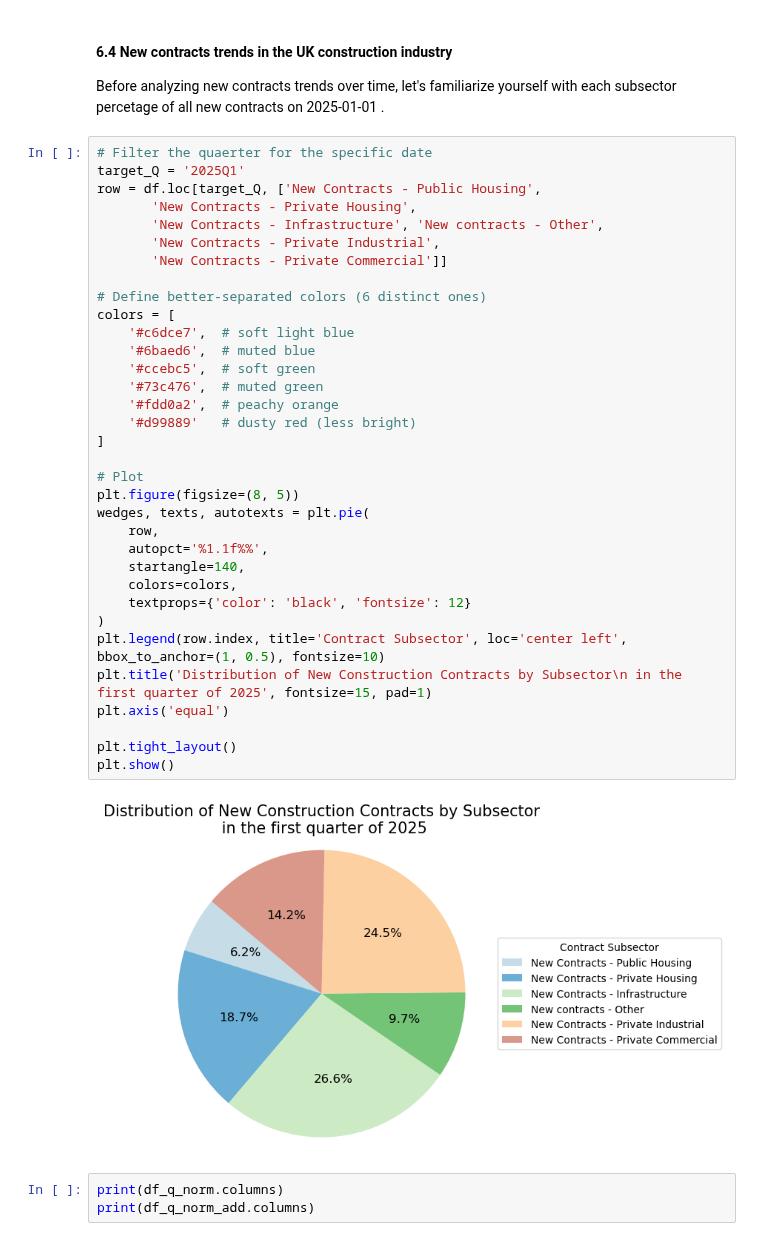
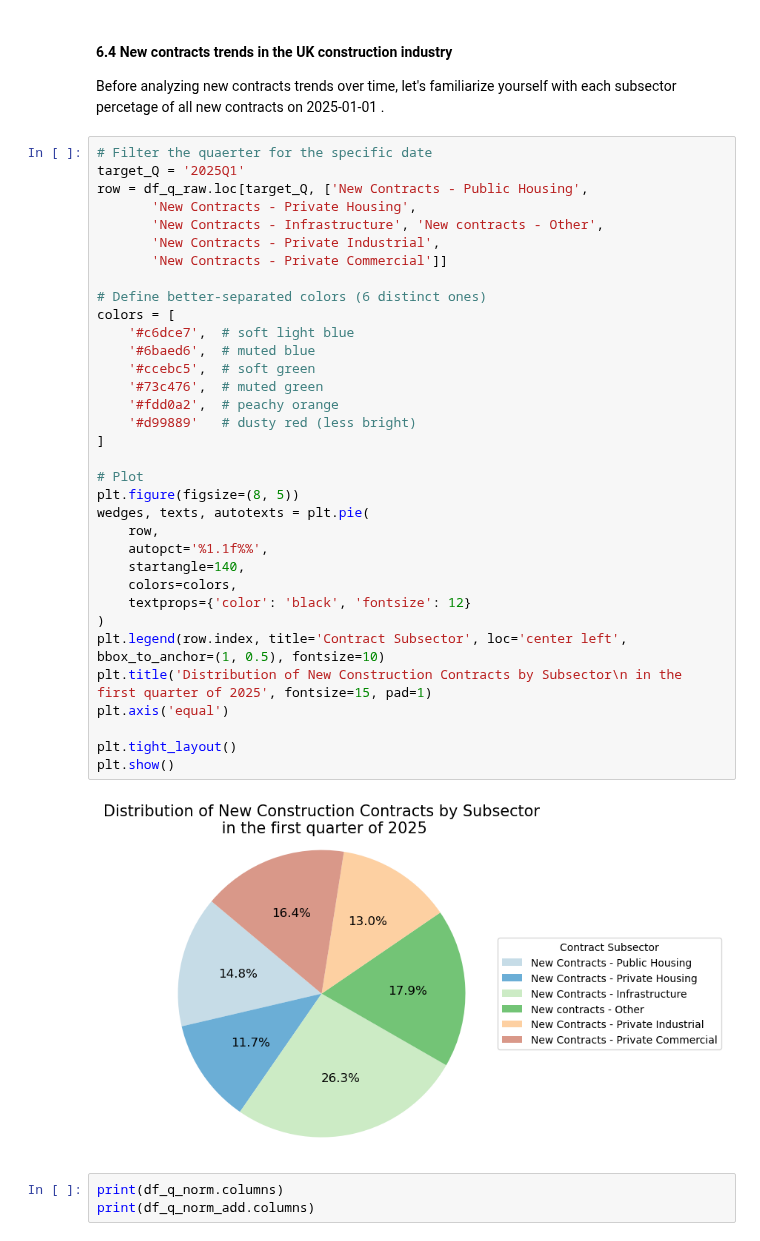
Before and after one commit to Alisa-Makhonina/Macroeconomic_indicators_vs_Construction_indicators, a Jupyter notebook: 4_Exploratory Data Analysis.ipynb, the cells around one changed output. Saved outputs shown, nothing was run; the diff lists cells and outputs as text.

```diff
--- a/4_Exploratory Data Analysis.ipynb
+++ b/4_Exploratory Data Analysis.ipynb
@@ -641,39 +641,39 @@ Before analyzing new contracts trends over time, let's familiarize yourself with
 # %%
 # Filter the quaerter for the specific date
 target_Q = '2025Q1'
-row = df.loc[target_Q, ['New Contracts - Public Housing',
+row = df_q_raw.loc[target_Q, ['New Contracts - Public Housing',
        'New Contracts - Private Housing',
        'New Contracts - Infrastructure', 'New contracts - Other',
        'New Contracts - Private Industrial',
        'New Contracts - Private Commercial']]
 
 # Define better-separated colors (6 distinct ones)
 colors = [
     '#c6dce7',  # soft light blue
     '#6baed6',  # muted blue
     '#ccebc5',  # soft green
     '#73c476',  # muted green
     '#fdd0a2',  # peachy orange
     '#d99889'   # dusty red (less bright)
 ]
 
 # Plot
 plt.figure(figsize=(8, 5))
 wedges, texts, autotexts = plt.pie(
     row,
     autopct='%1.1f%%',
     startangle=140,
     colors=colors,
     textprops={'color': 'black', 'fontsize': 12}
 )
 plt.legend(row.index, title='Contract Subsector', loc='center left', bbox_to_anchor=(1, 0.5), fontsize=10)
 plt.title('Distribution of New Construction Contracts by Subsector\n in the first quarter of 2025', fontsize=15, pad=1)
 plt.axis('equal')
 
 plt.tight_layout()
 plt.show()
 # %% [output]
-[figure, old version]
+[figure, new version]
 # %%
 print(df_q_norm.columns)
 print(df_q_norm_add.columns)
```
Also changed, not shown: parts of 2 cells of this notebook.
